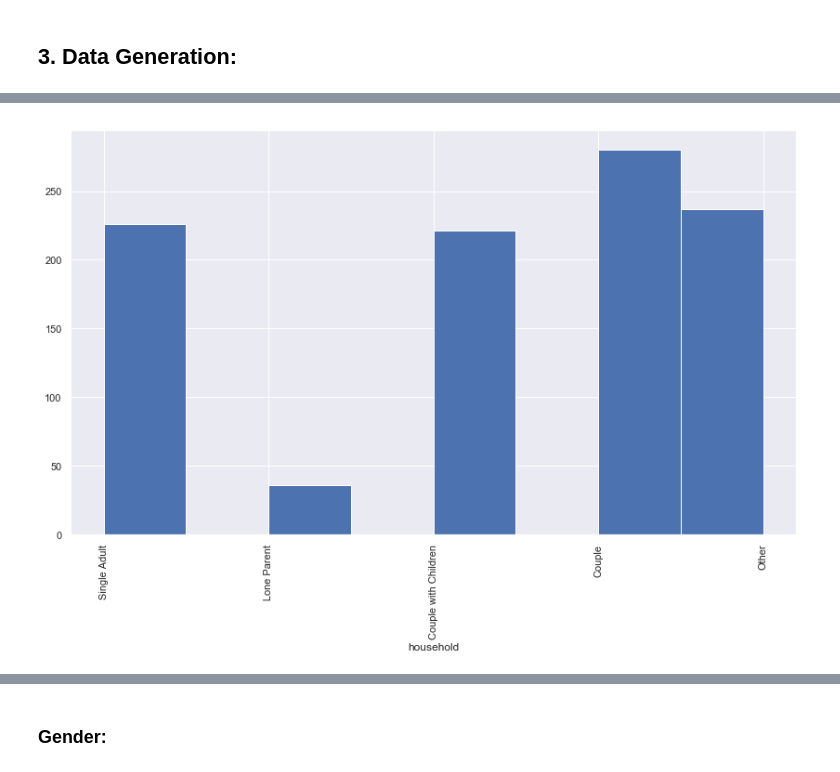
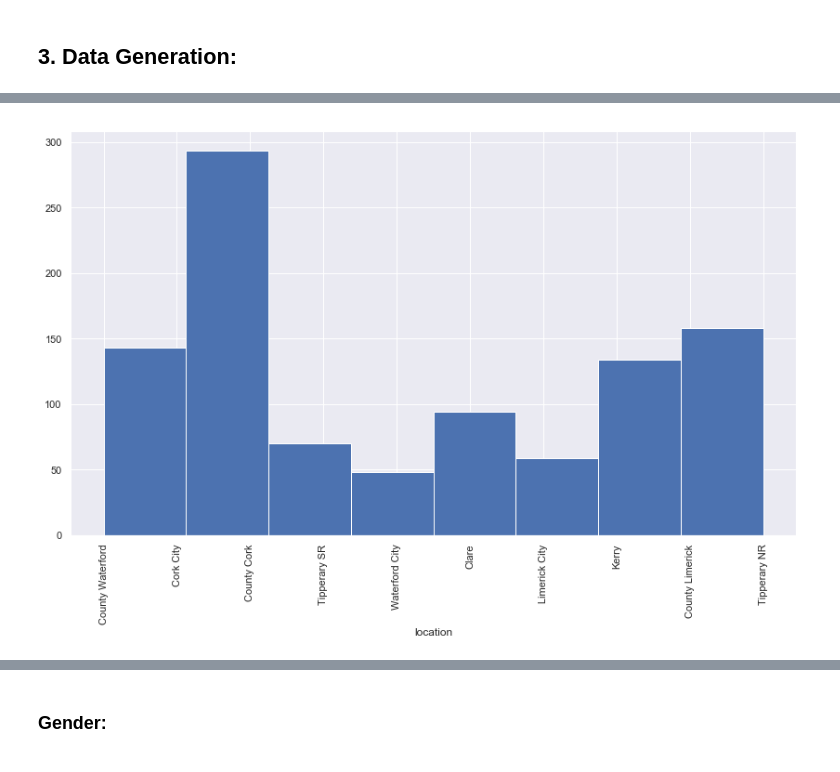
Before and after one commit to fionaoriordan/52465_19_project, a Jupyter notebook: 52465_19_project_dep1.ipynb, the cells around one changed output, grey strips where cells are left out. Saved outputs shown, nothing was run; the diff lists cells and outputs as text; code cells hidden in the pictures.

Commit message:
Updating nb with LEA, Age, gender arrays

```diff
--- a/52465_19_project_dep1.ipynb
+++ b/52465_19_project_dep1.ipynb
@@ -73,6 +66,8 @@ import seaborn as sns
 # Taken from : https://stackoverflow.com/a/47955814
 # Adjusting the figure size of seaborn plots in this notebook
 sns.set(rc={'figure.figsize':(10,7)})
+# Taken from https://stackoverflow.com/questions/3899980/how-to-change-the-font-size-on-a-matplotlib-plot
+plt.rcParams.update({'font.size': 22})
 #dataset size
 samplesize = 1000
 # %% [markdown]
@@ -84,0 +75,12 @@ household = np.random.choice(hharr, samplesize, p=[0.226,0.28,0.21,0.044, 0.24])
+# %%
+# Calucate the percentage population by LEA in Munster:
+pop = [80848, 44016, 59330, 120096, 340517, 135578, 106467, 59259, 118573, 63176]
+LEA = ["Tipperary SR", "Waterford City", "County Waterford",
+       "Cork City", "County Cork", "Kerry", "Clare", "Limerick City", "County Limerick", "Tipperary NR"]
+df1 = pd.DataFrame({"Pop": pop, "LEA": LEA})
+
+df1['perc']= df1['Pop']/df1['Pop'].sum()
+
+print(df1['perc'])
+
+arr = df1['perc']
@@ -85,12 +99,18 @@ household = np.random.choice(hharr, samplesize, p=[0.226,0.28,0.21,0.044, 0.24])
+# %%
+location = np.random.choice(LEA, samplesize,p =df1['perc'])
+
+
+#np.random.choice(5, 3, replace=False, p=[0.1, 0, 0.3, 0.6, 0])
+#array([2, 3, 0])
 # %%
 # plot a histogram of array Household distribution.x
 
 
 plt.figure(figsize=(14,8), facecolor='w', edgecolor='k', clear='True')
-plt.hist(household, bins=8)
-plt.xlabel('household')
+plt.hist(location, bins=8)
+plt.xlabel('location')
 # Adapted from https://stackoverflow.com/questions/42559206/how-to-rotate-axis-labels-when-using-a-matplotlib-histogram
 plt.xticks(rotation='vertical')
 plt.show()
 # %% [output]
-[figure, old version]
+[figure, new version]
```
Also changed, not shown: parts of 10 cells of this notebook.
